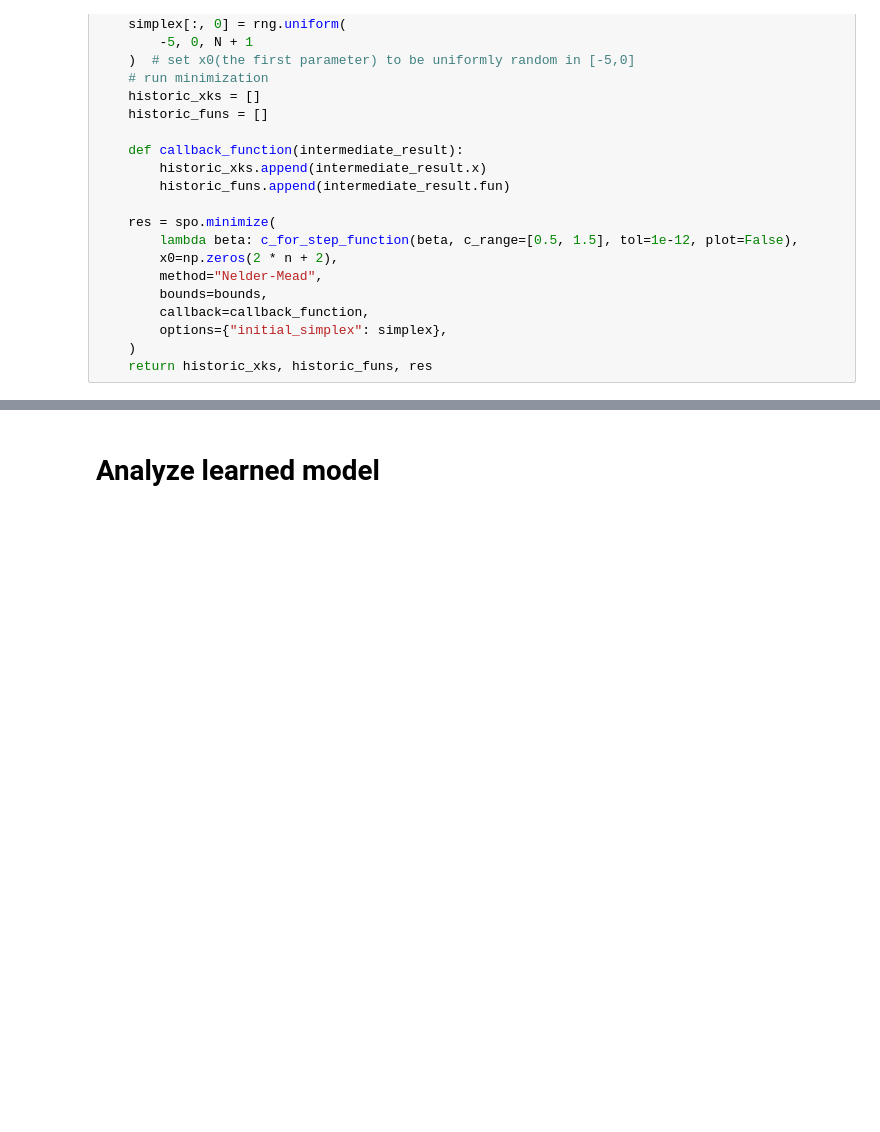
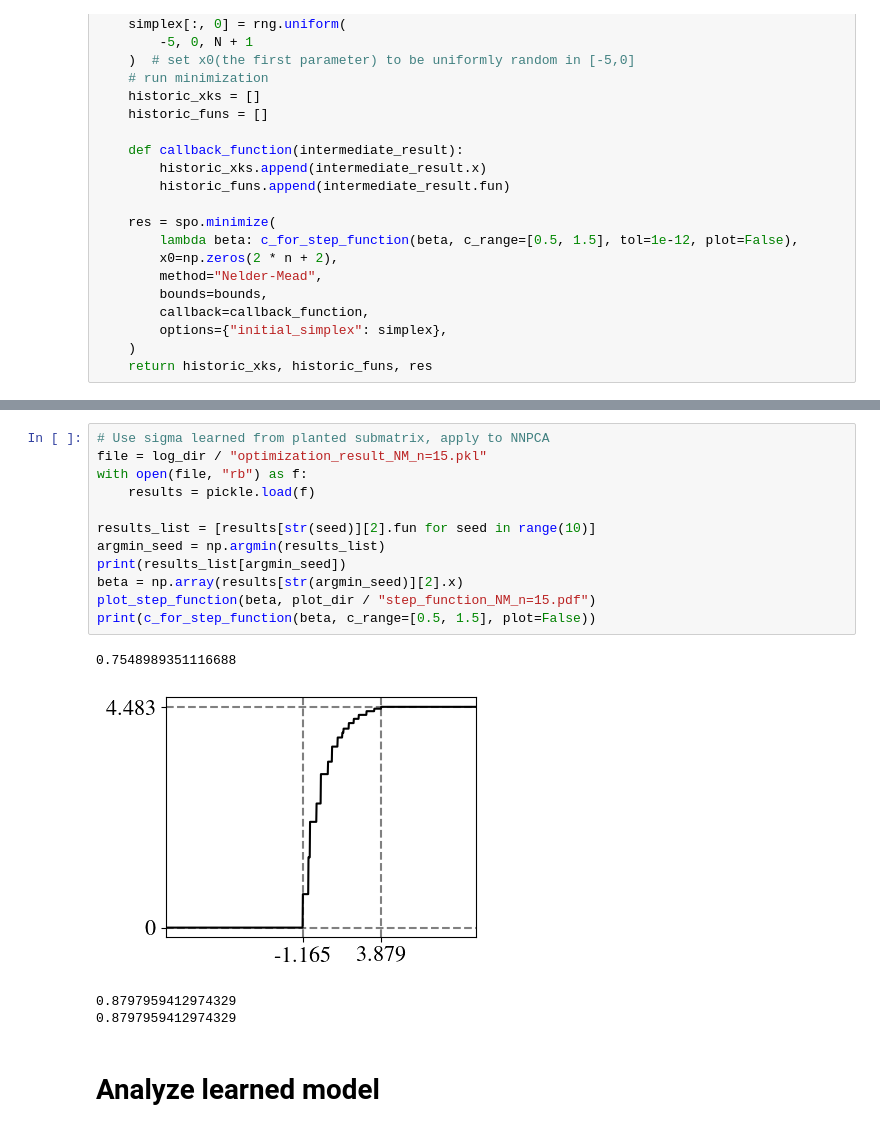
Before and after one commit to yuxinma98/NonlinearLaplacian, a Jupyter notebook: nonnegative_pca.ipynb, the cells around one changed output, grey strips where cells are left out. Saved outputs shown, nothing was run; the diff lists cells and outputs as text; blank space fills up the shorter version.

```diff
--- a/nonnegative_pca.ipynb
+++ b/nonnegative_pca.ipynb
@@ -186,3 +236,20 @@ plot_step_function(np.array(results[str(argmin_seed)][2].x), plot_dir / "step_fu
+# %%
+# Use sigma learned from planted submatrix, apply to NNPCA
+file = log_dir / "optimization_result_NM_n=15.pkl"
+with open(file, "rb") as f:
+    results = pickle.load(f)
+
+results_list = [results[str(seed)][2].fun for seed in range(10)]
+argmin_seed = np.argmin(results_list)
+print(results_list[argmin_seed])
+beta = np.array(results[str(argmin_seed)][2].x)
+plot_step_function(beta, plot_dir / "step_function_NM_n=15.pdf")
+print(c_for_step_function(beta, c_range=[0.5, 1.5], plot=False))
+# %% [output]
+0.7548989351116688
+[figure, added]
+0.8797959412974329
+0.8797959412974329
 # %% [markdown]
 # Analyze learned model
 # %%
```
Also changed, not shown: parts of 7 cells of this notebook, 7 other files.
